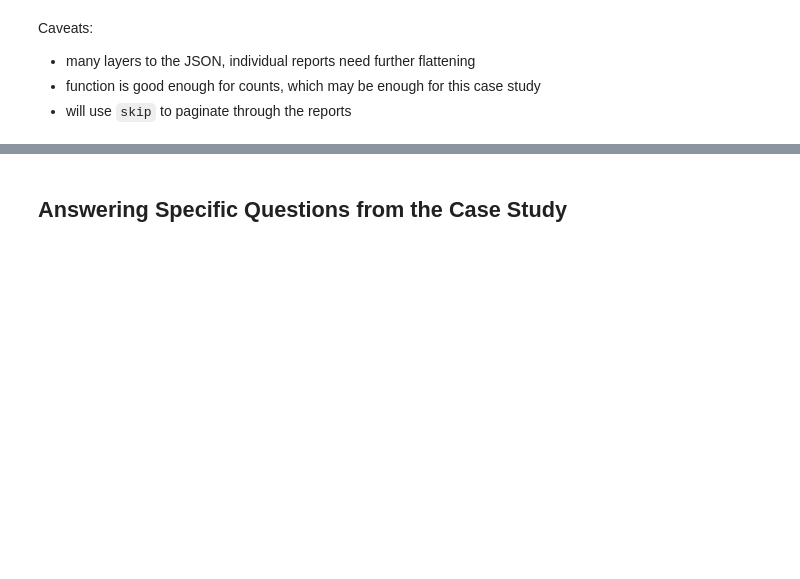
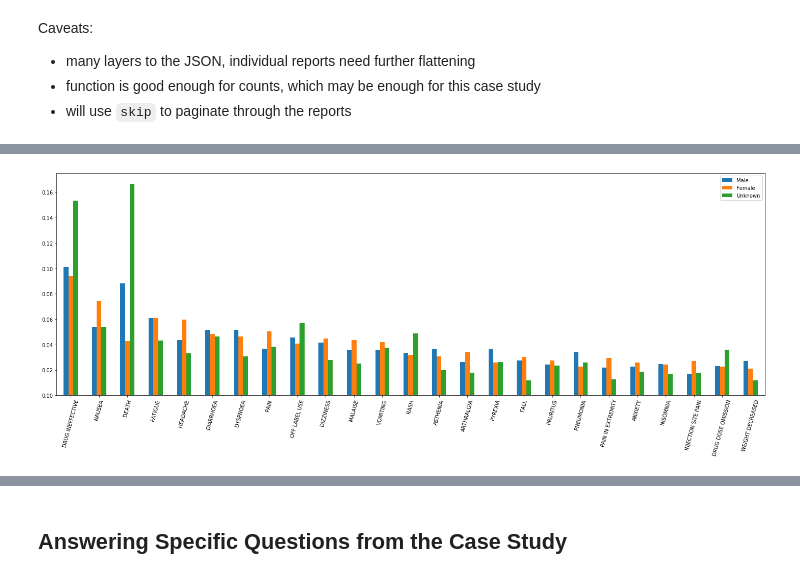
Before and after one commit to oryoruk/fda_adverse_events, a Jupyter notebook: (2020-05-07)_FDA_Adverse_Events.ipynb, the cells around one changed output, grey strips where cells are left out. Saved outputs shown, nothing was run; the diff lists cells and outputs as text; code cells hidden in the pictures; blank space fills up the shorter version.

```diff
--- a/(2020-05-07)_FDA_Adverse_Events.ipynb
+++ b/(2020-05-07)_FDA_Adverse_Events.ipynb
@@ -255,0 +266,9 @@ top_manufacturers[top_manufacturers.term.str.contains('AstraZeneca')]
+# %%
+#figure(num=None, figsize=(30, 5), dpi=80, facecolor='w', edgecolor='k')
+df  = top250_r_by_gender.iloc[:25, :]
+df=(df/df.sum())
+df.plot.bar(figsize=(20, 8),rot=75)
+plt.tight_layout()
+plt.savefig('./figures/top25_reactions_by_gender.png')
+# %% [output]
+[figure, added]
```
Also changed, not shown: parts of 51 cells of this notebook, 5 other files.
